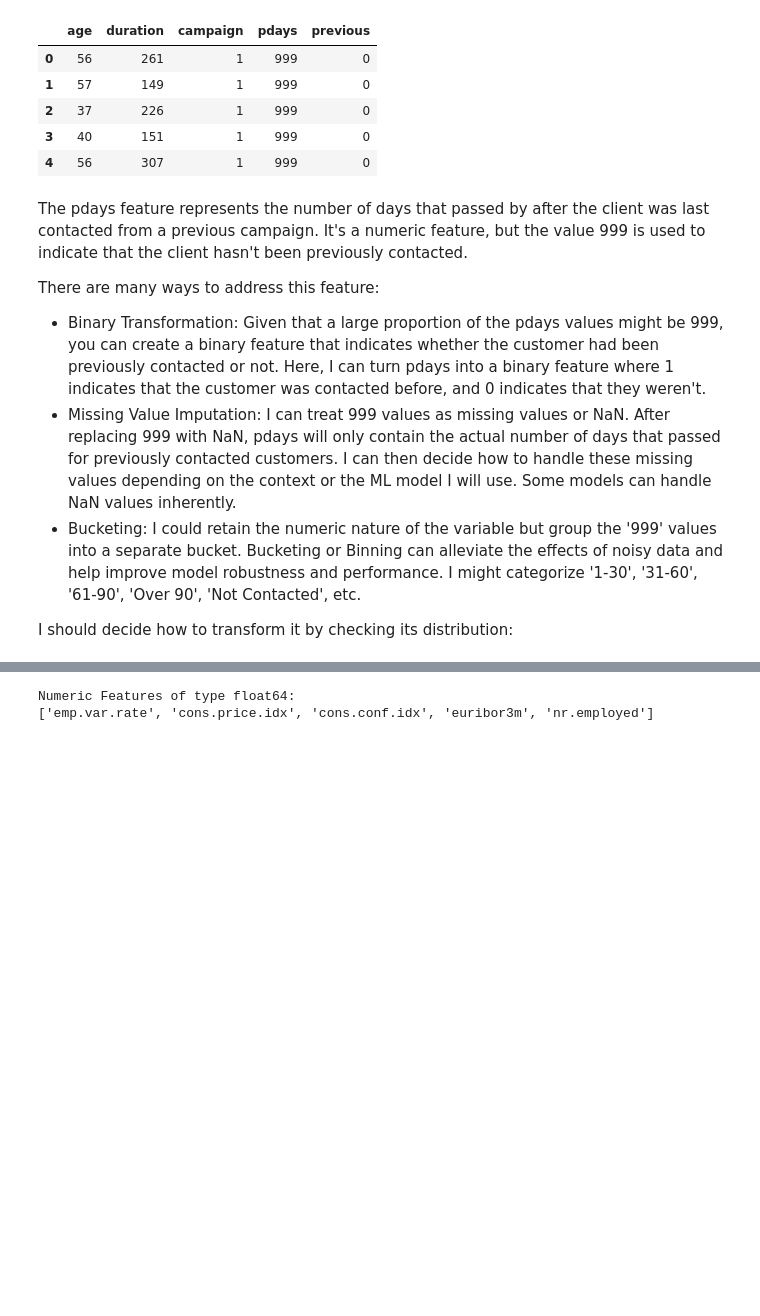
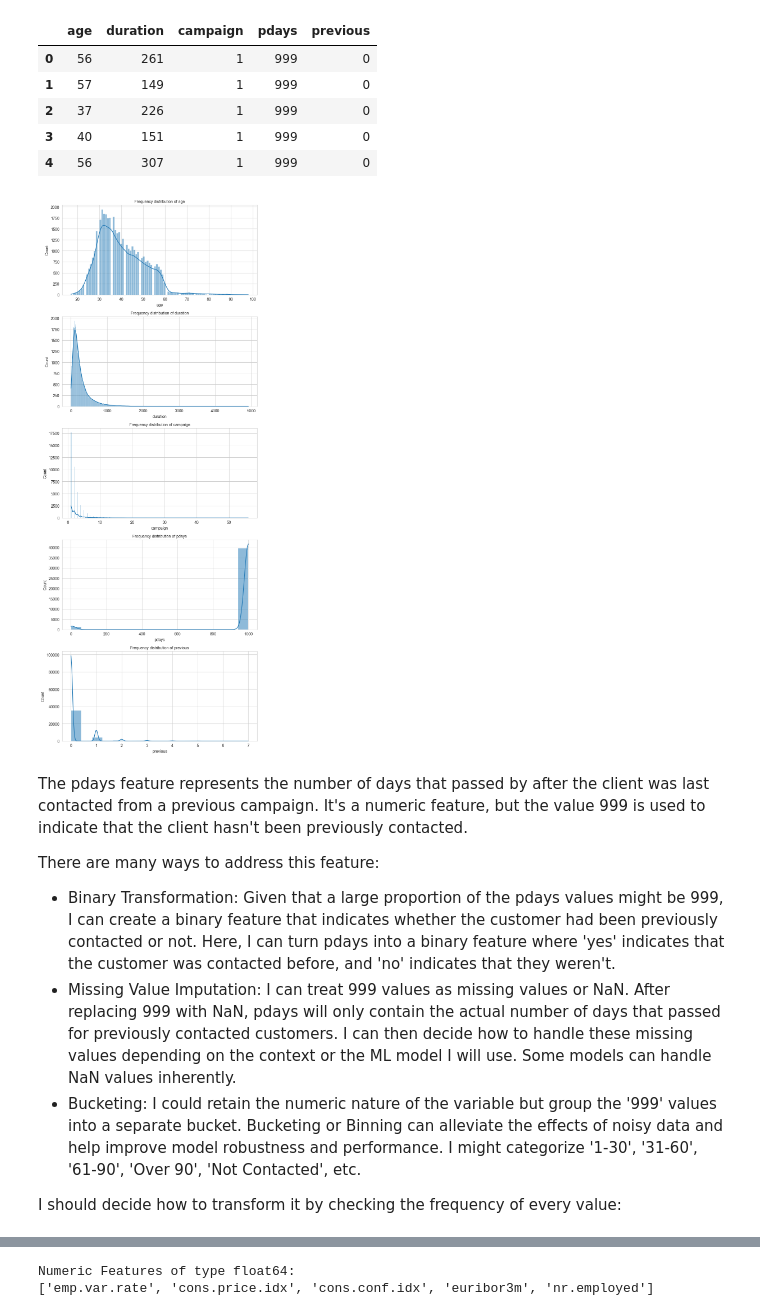
Before and after one commit to vtsou359/BankMarketing_ComparingClassifiers, a Jupyter notebook: bank_marketing.ipynb, the cells around one changed output, grey strips where cells are left out. Cells and saved outputs as stored; diff of their text form; code cells hidden in the pictures; blank space fills up the shorter version.

```diff
--- a/bank_marketing.ipynb
+++ b/bank_marketing.ipynb
@@ -156,7 +156,7 @@ None
 Numeric features of type int:
 # %%
 print('Numeric Features of type int64:')
-int64_feat = list(df.select_dtypes(include='int64').columns)
+int64_feat = df.select_dtypes(include='int64').columns.tolist()
 print(int64_feat )
 
 df[int64_feat].head(5)
@@ -169,12 +169,25 @@ Numeric Features of type int64:
 | 2 | 37 | 226 | 1 | 999 | 0 |
 | 3 | 40 | 151 | 1 | 999 | 0 |
 | 4 | 56 | 307 | 1 | 999 | 0 |
+# %%
+# numeric features of type int64
+# plotting their distributions:
+fig, axs = plt.subplots(len(int64_feat), figsize=(8, 4*len(int64_feat)))  # Adjust the size as necessary
+
+for i, col_val in enumerate(int64_feat):
+    sns.histplot(df[col_val], kde=True, ax=axs[i])
+    axs[i].set_title('Frequency distribution of ' + str(col_val), fontsize=10)
+
+plt.tight_layout()
+plt.show()
+# %% [output]
+[figure, added]
 # %% [markdown]
 The pdays feature represents the number of days that passed by after the client was last contacted from a previous campaign. It's a numeric feature, but the value 999 is used to indicate that the client hasn't been previously contacted.
 
 There are many ways to address this feature:
-- Binary Transformation: Given that a large proportion of the pdays values might be 999, you can create a binary feature that indicates whether the customer had been previously contacted or not. Here, I can turn pdays into a binary feature where 1 indicates that the customer was contacted before, and 0 indicates that they weren't.
+- Binary Transformation: Given that a large proportion of the pdays values might be 999, I can create a binary feature that indicates whether the customer had been previously contacted or not. Here, I can turn pdays into a binary feature where 'yes' indicates that the customer was contacted before, and 'no' indicates that they weren't.
 - Missing Value Imputation: I can treat 999 values as missing values or NaN. After replacing 999 with NaN, pdays will only contain the actual number of days that passed for previously contacted customers. I can then decide how to handle these missing values depending on the context or the ML model I will use. Some models can handle NaN values inherently.
 - Bucketing: I could retain the numeric nature of the variable but group the '999' values into a separate bucket. Bucketing or Binning can alleviate the effects of noisy data and help improve model robustness and performance. I might categorize '1-30', '31-60', '61-90', 'Over 90', 'Not Contacted', etc.
 
-I should decide how to transform it by checking its distribution:
+I should decide how to transform it by checking the frequency of every value:
```
Also changed, not shown: parts of 14 cells of this notebook.
